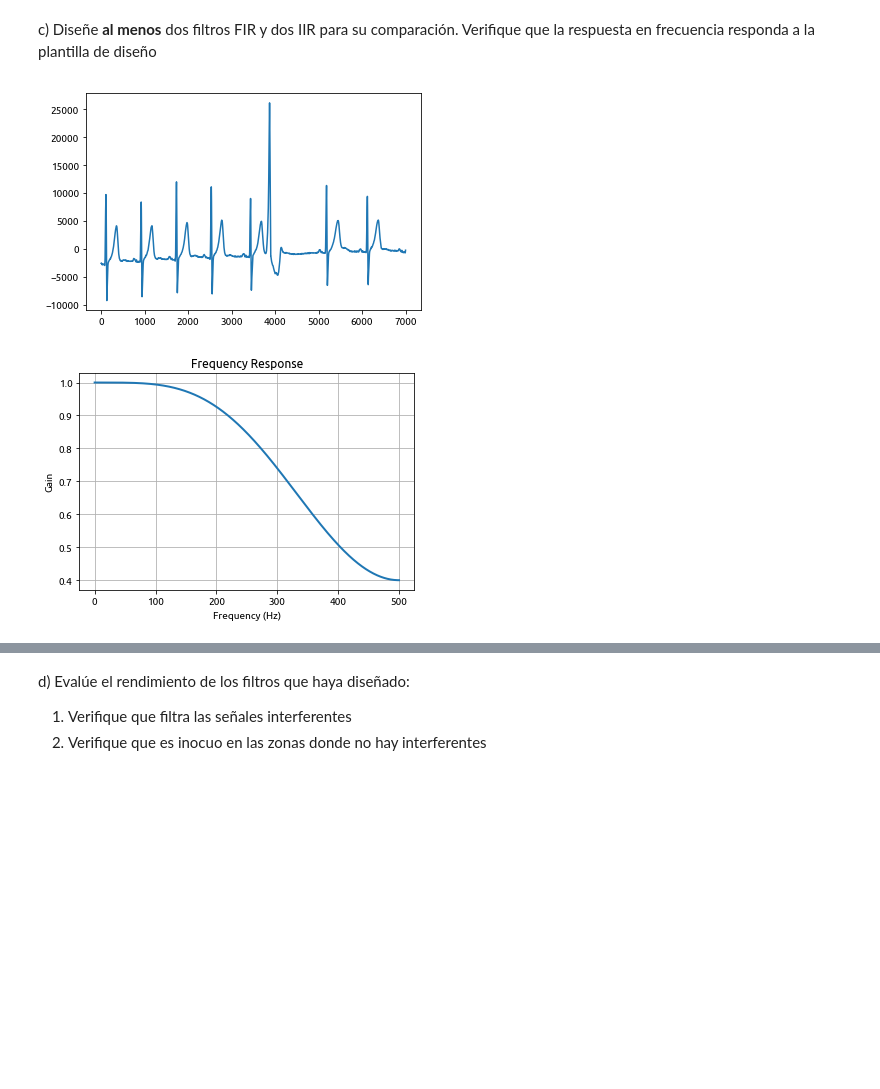
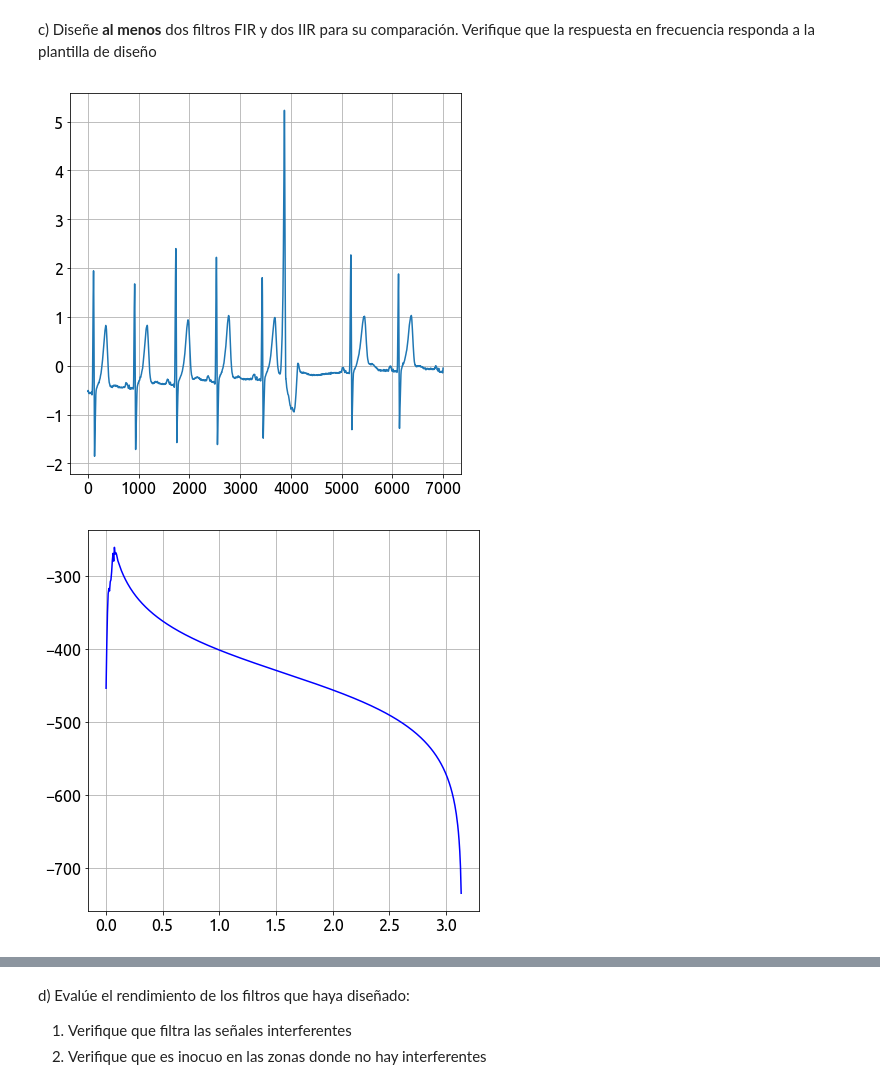
Before and after one commit to tomiambro/gibio, a Jupyter notebook: TP4 - Filtrado.ipynb, the cells around one changed output, grey strips where cells are left out. Drawn from its saved outputs; the diff is of its cells as text; code cells hidden in the pictures; blank space fills up the shorter version.

```diff
--- a/TP4 - Filtrado.ipynb
+++ b/TP4 - Filtrado.ipynb
@@ -35,7 +35,7 @@ import matplotlib as mpl
 #%%  Inicialización de librerías
 # Setup inline graphics: Esto lo hacemos para que el tamaño de la salida,
 # sea un poco más adecuada al tamaño del documento
-mpl.rcParams['figure.figsize'] = (10,10)
+mpl.rcParams['figure.figsize'] = (7,7)
 
 import matplotlib.pyplot as plt
 
@@ -192,7 +192,12 @@ fs = 1000
 
 fn = fs/2
 
-fs0 = 1 # fin de la banda de detenida 0
+fs0 = fc0 * 0.5 # fin de la banda de detenida 0
 fc0 = 1 # comienzo de la banda de paso
-fc1 = 100 # fin de la banda de paso
-fs1 = 100 # comienzo de la banda de detenida 1
+fc1 = 40 # fin de la banda de paso
+fs1 = fc1 * 1.5 # comienzo de la banda de detenida 1
+
+wp = [fc0/fn, fc1/fn]
+ws = [fs0/fn, fs1/fn]
+print(fs, fn)
+print(wp, ws)
@@ -207,65 +215,47 @@ c) Diseñe **al menos** dos filtros FIR y dos IIR para su comparación. Verifiqu
 # %%
 
 ##########################################
 # Acá podés generar los gráficos pedidos #
 ##########################################
 
+import scipy.io as sio
+
 mat_struct = sio.loadmat('./ECG_TP4.mat')
 
 ecg_one_lead = vertical_flaten(mat_struct['ecg_lead'])
 N = len(ecg_one_lead)
 
-hb_1 = vertical_flaten(mat_struct['heartbeat_pattern1'])
-
 plt.figure(1)
-plt.plot(ecg_one_lead[5000:12000])
-
+plt.plot(ecg_one_lead[5000:12000]/5000)
+plt.grid()
 plt.show()
 
+sos = sig.iirfilter(15, [fc0, fc1], btype='band',
+                       analog=False, ftype='butter', fs=1000,
+                       output='sos')
 
-# The desired width of the transition from pass to stop,
-# relative to the Nyquist rate.  We'll design the filter
-# with a 5 Hz transition width.
-width = 5
+filtered = sig.sosfilt(sos, ecg_one_lead[5000:12000])
+#filtered = sig.lfilter(b, a, ecg_one_lead[5000:12000])
 
-n = 7
 
-# Use firwin with a Kaiser window to create a bandpass FIR filter.
-taps = sig.firwin(n, [fc0/fn, fc1/fn], window=('flattop'), pass_zero=False)
+plt.plot(w, 20 * np.log10(abs(h)), 'b')
+plt.grid()
 
-# Use lfilter to filter x with the FIR filter.
-filtered_x = sig.lfilter(taps, 1.0, ecg_one_lead[5000:12000])
-
-plt.figure(2)
-plt.clf()
-w, h = sig.freqz(taps, worN=N)
-plt.plot((w/np.pi)*fn, np.absolute(h), linewidth=2)
-plt.xlabel('Frequency (Hz)')
-plt.ylabel('Gain')
-plt.title('Frequency Response')
-#plt.ylim(-0.05, 1.05)
-plt.grid(True)
 
 #------------------------------------------------
 # Plot the original and filtered signals.
 #------------------------------------------------
 
-# The phase delay of the filtered signal.
-delay = 0.5 * (n-1) / fs
-
-plt.figure(3)
+plt.figure(2)
 # Plot the original signal.
-plt.plot(ecg_one_lead[5000:12000])
+#plt.plot(ecg_one_lead[5000:12000]/5000)
 # Plot the filtered signal, shifted to compensate for the phase delay.
-plt.plot(filtered_x, 'r-')
-# Plot just the "good" part of the filtered signal.  The first N-1
-# samples are "corrupted" by the initial conditions.
-#plt.plot(filtered_x[n-1:], 'g', linewidth=4)
-
+plt.plot(filtered, 'r-')
+#plt.ylim(-0.1,0.1)
 plt.xlabel('t')
 plt.grid(True)
 
 plt.show()
 # %% [output]
-[figure, old version]
+[figure, new version]
-[figure, old version]
+[figure, new version]
```
Also changed, not shown: parts of 7 cells of this notebook, 1 other file.
